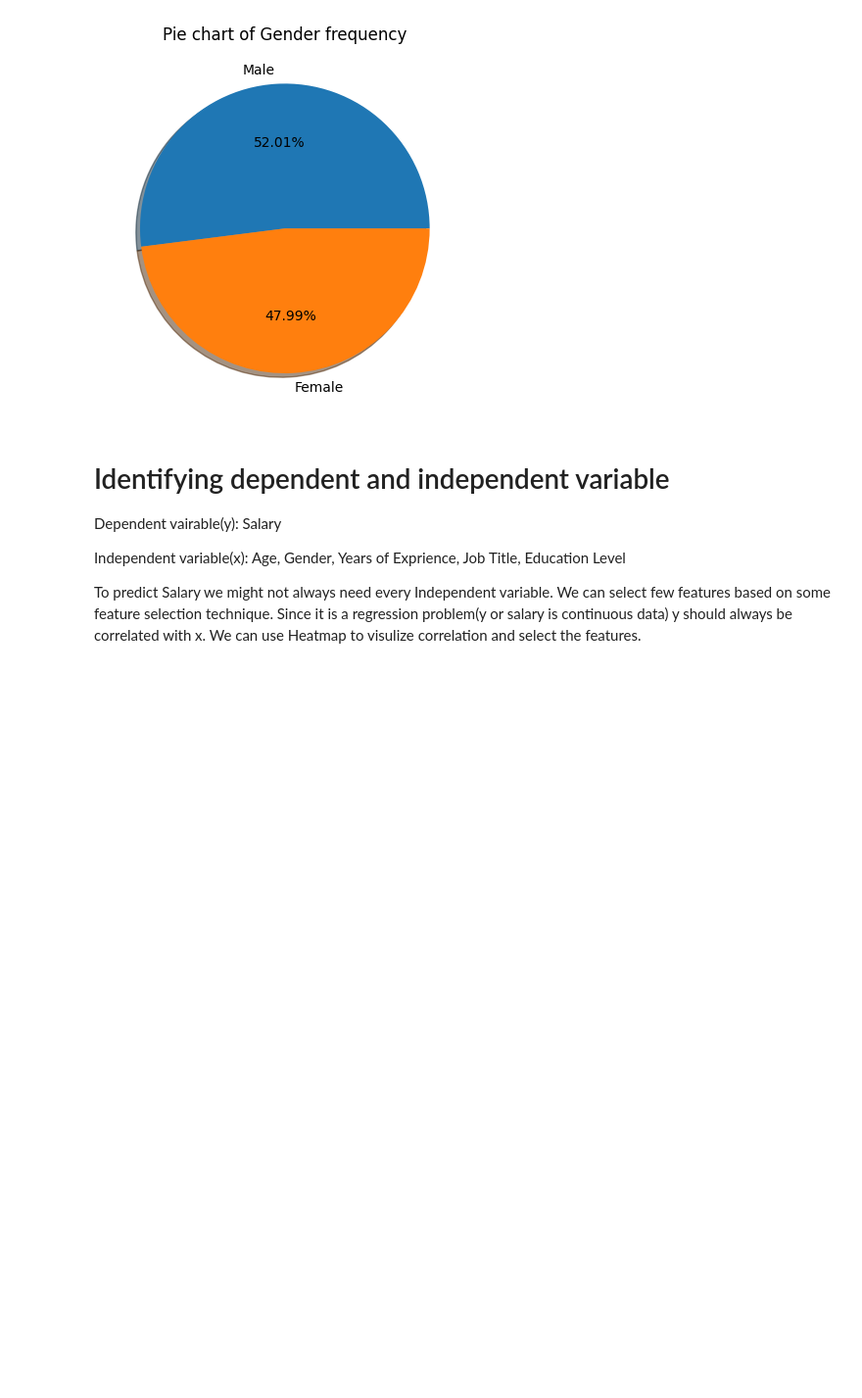
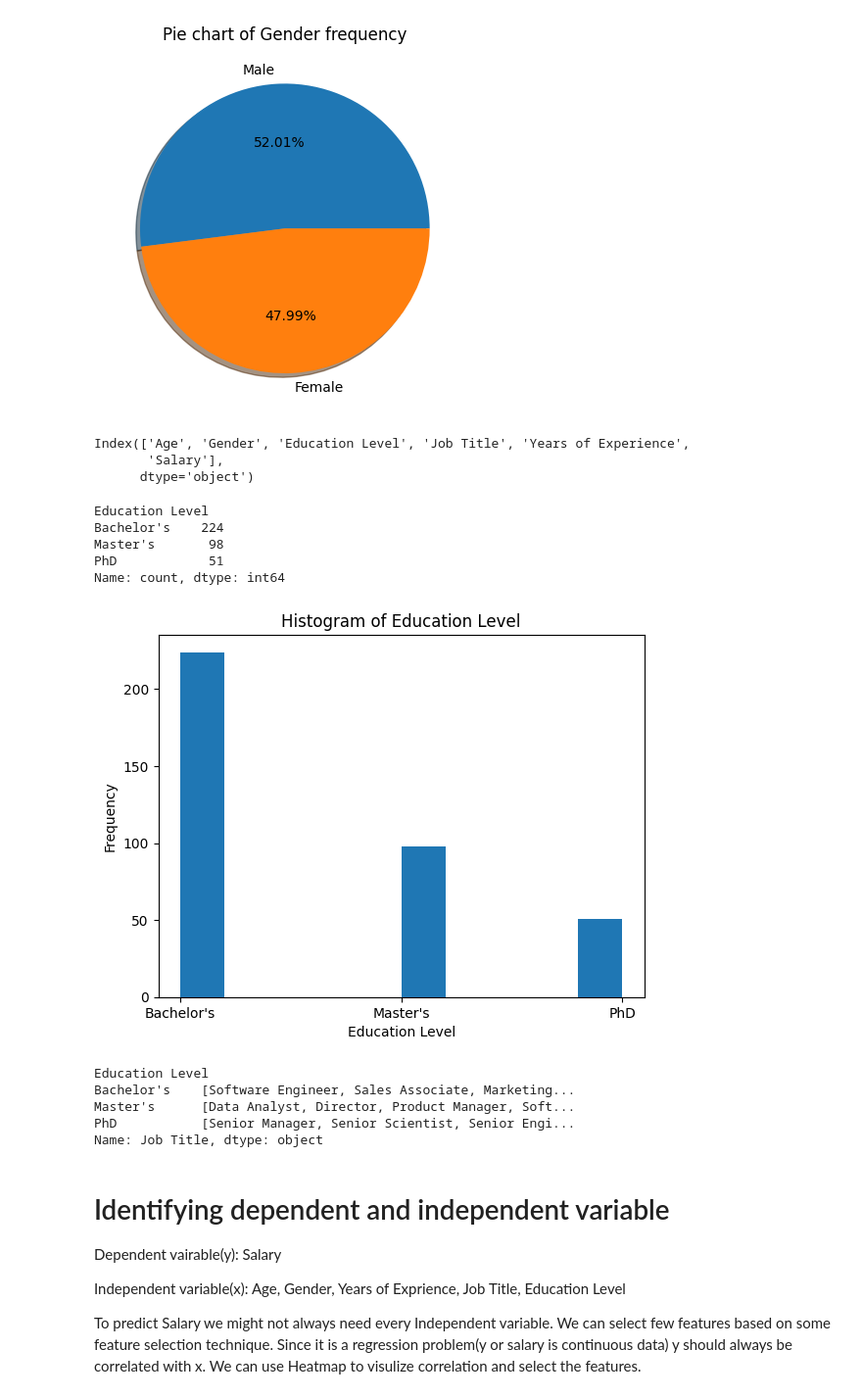
Before and after one commit to ashmi721/Data_Science_Class, a Jupyter notebook: Machine Learning/Supervised/Regression/Salary_prediction_using_linear_Regression_DS600_D24.ipynb, the cells around one changed output. Shown at 98% size. Drawn from its saved outputs; the diff is of its cells as text; code cells hidden in the pictures; blank space fills up the shorter version.

Commit message:
practice to abstract some data

```diff
--- a/Machine Learning/Supervised/Regression/Salary_prediction_using_linear_Regression_DS600_D24.ipynb
+++ b/Machine Learning/Supervised/Regression/Salary_prediction_using_linear_Regression_DS600_D24.ipynb
@@ -230,6 +230,38 @@ plt.title('Pie chart of Gender frequency')
 plt.show()
 # %% [output]
 [figure]
+# %%
+df.columns
+# %% [output]
+Index(['Age', 'Gender', 'Education Level', 'Job Title', 'Years of Experience',
+       'Salary'],
+      dtype='object')
+# %%
+df['Education Level'].value_counts()
+# %% [output]
+Education Level
+Bachelor's    224
+Master's       98
+PhD            51
+Name: count, dtype: int64
+# %%
+plt.hist(df['Education Level'])
+plt.xlabel('Education Level')
+plt.ylabel('Frequency')
+plt.title("Histogram of Education Level")
+plt.show()
+# %% [output]
+[figure, added]
+# %%
+# extract the each job title according to Education Level
+job_df = df.groupby('Education Level')['Job Title'].unique()
+job_df
+# %% [output]
+Education Level
+Bachelor's    [Software Engineer, Sales Associate, Marketing...
+Master's      [Data Analyst, Director, Product Manager, Soft...
+PhD           [Senior Manager, Senior Scientist, Senior Engi...
+Name: Job Title, dtype: object
 # %% [markdown]
 # Identifying dependent and independent variable
 
```
